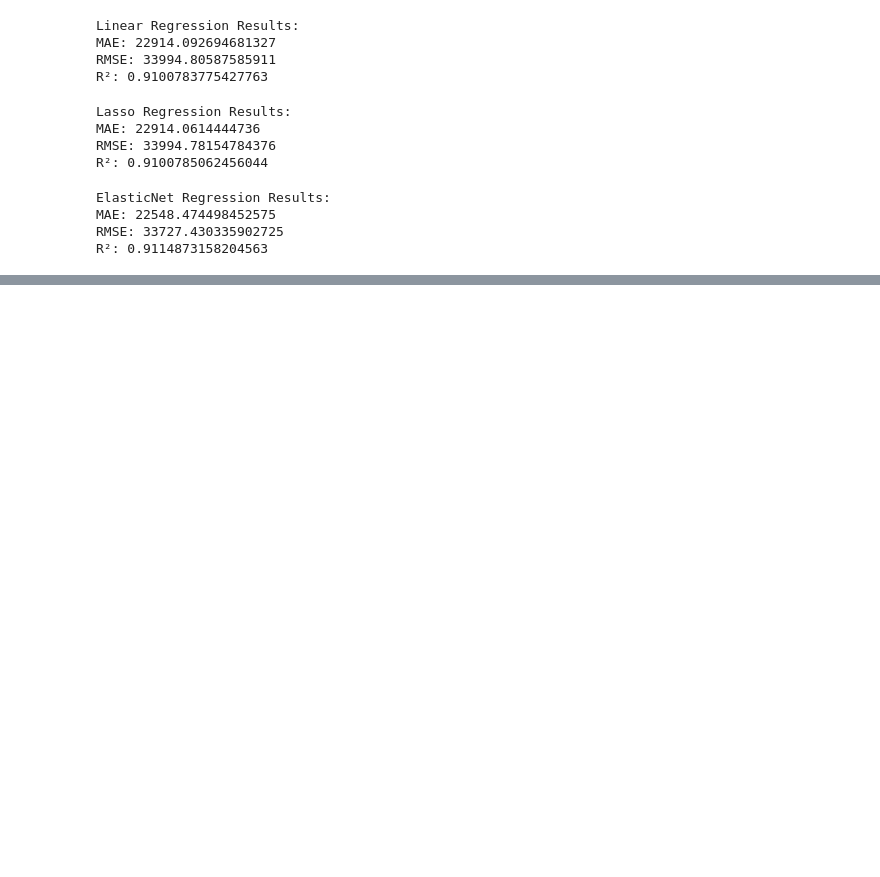
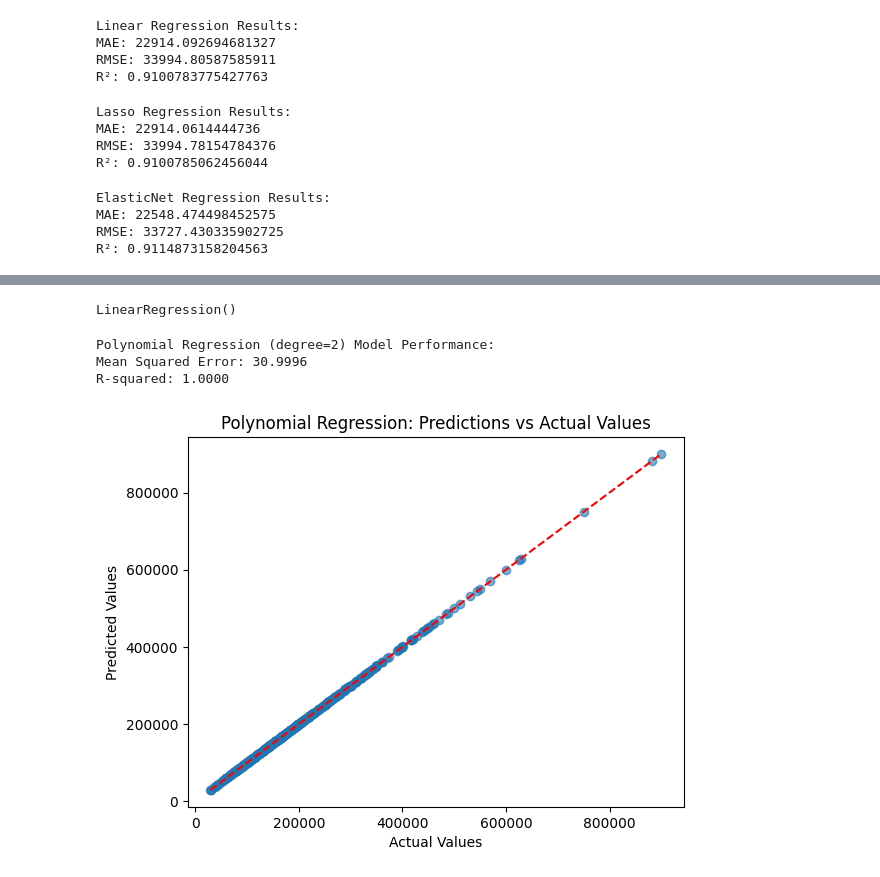
Before and after one commit to Ismar1509/BiH-Apartments--Prices-Prediction, a Jupyter notebook: Regression.ipynb, the cells around one changed output, grey strips where cells are left out. Cells and saved outputs as stored; diff of their text form; code cells hidden in the pictures; blank space fills up the shorter version.

Commit message:
Adding polynomial

```diff
--- a/Regression.ipynb
+++ b/Regression.ipynb
@@ -396,0 +387,14 @@ TypeError: got an unexpected keyword argument 'squared'
+# %%
+# Create polynomial features (degree=2, can be adjusted)
+poly = PolynomialFeatures(degree=2)
+X_train_poly = poly.fit_transform(X_train)
+X_test_poly = poly.transform(X_test)
+# %%
+# Train the model using Linear Regression
+poly_model = LinearRegression()
+poly_model.fit(X_train_poly, y_train)
+# %% [output]
+LinearRegression()
+# %%
+# Make predictions
+y_pred_poly = poly_model.predict(X_test_poly)
@@ -396,0 +405,8 @@ TypeError: got an unexpected keyword argument 'squared'
+# %%
+print(f"Polynomial Regression (degree=2) Model Performance:")
+print(f"Mean Squared Error: {mse_poly:.4f}")
+print(f"R-squared: {r2_poly:.4f}")
+# %% [output]
+Polynomial Regression (degree=2) Model Performance:
+Mean Squared Error: 30.9996
+R-squared: 1.0000
@@ -396,0 +416,9 @@ TypeError: got an unexpected keyword argument 'squared'
+# %%
+plt.scatter(y_test, y_pred_poly, alpha=0.6)
+plt.plot([min(y_test), max(y_test)], [min(y_test), max(y_test)], color='red', linestyle='--')
+plt.title(f"Polynomial Regression: Predictions vs Actual Values")
+plt.xlabel(f"Actual Values")
+plt.ylabel(f"Predicted Values")
+plt.show()
+# %% [output]
+[figure, added]
```
Also changed, not shown: parts of 7 cells of this notebook.
